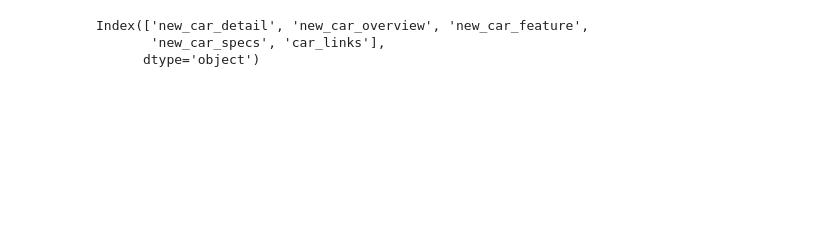
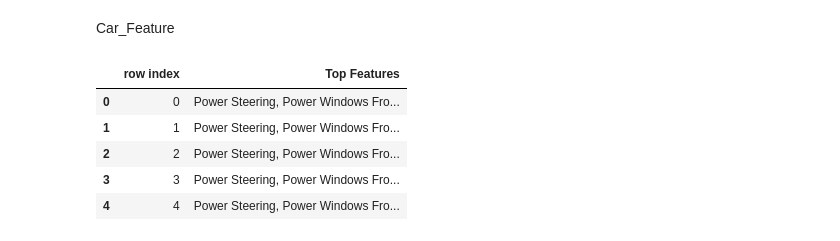
Before and after one commit to parivallalShanmugam/car_dheko_price_pridiction, a Jupyter notebook: bangalore_cars.ipynb, the cells around one changed output. Saved outputs shown, nothing was run; the diff lists cells and outputs as text; code cells hidden in the pictures; blank space fills up the shorter version.

```diff
--- a/bangalore_cars.ipynb
+++ b/bangalore_cars.ipynb
@@ -202,6 +96,72 @@ df['new_car_specs'][0] = "{'heading': 'Specifications', 'top': [{'key': 'Mileage
-# %%
-df.columns
-# %% [output]
-Index(['new_car_detail', 'new_car_overview', 'new_car_feature',
-       'new_car_specs', 'car_links'],
-      dtype='object')
+# %% [markdown]
+Car_Feature
+# %%
+import pandas as pd
+import ast
+
+def extract_features(data_dict):
+    # Extract top features
+    top_features = [item['value'] for item in data_dict.get('top', [])]
+
+    # Extract detailed features
+    detailed_features = []
+    for category in data_dict.get('data', []):
+        heading = category.get('heading', '')
+        subHeading = category.get('subHeading', '')
+        for item in category.get('list', []):
+            detailed_features.append({
+                'Category': heading,
+                'SubCategory': subHeading,
+                'Feature': item['value']
+            })
+
+    # Convert to DataFrames
+    df_top = pd.DataFrame(top_features, columns=['Top Feature'])
+    df_detailed = pd.DataFrame(detailed_features)
+
+    return df_top, df_detailed
+
+df_ = pd.DataFrame(df, columns=['new_car_feature'])
+
+# Initialize lists to store results
+top_features_list = []
+detailed_features_list = []
+
+# Process each row
+for index, row in df_.iterrows():
+    # Convert the string to a dictionary
+    try:
+        data_dict = ast.literal_eval(row['new_car_feature'])
+    except (ValueError, SyntaxError):
+        print(f"Error parsing row {index}")
+        continue
+
+    # Extract features
+    df_top_features, df_detailed_features = extract_features(data_dict)
+
+    # Add row index for reference
+    df_top_features['Row Index'] = index
+    df_detailed_features['Row Index'] = index
+
+    # Append to lists
+    top_features_list.append(df_top_features)
+    detailed_features_list.append(df_detailed_features)
+
+# Combine all DataFrames
+df_top_combined = pd.concat(top_features_list, ignore_index=True)
+df_detailed_combined = pd.concat(detailed_features_list, ignore_index=True)
+
+df_top_pivot = df_top_combined.groupby('Row Index')['Top Feature'].apply(lambda x: ', '.join(x)).reset_index()
+
+# Rename columns
+df_top_pivot.columns = ['row index', 'Top Features']
+
+# Display the transformed DataFrame
+df_top_pivot.head()
+# %% [output]
+|  | row index | Top Features |
+| 0 | 0 | Power Steering, Power Windows Fro... |
+| 1 | 1 | Power Steering, Power Windows Fro... |
+| 2 | 2 | Power Steering, Power Windows Fro... |
+| 3 | 3 | Power Steering, Power Windows Fro... |
+| 4 | 4 | Power Steering, Power Windows Fro... |
```
Also changed, not shown: parts of 23 cells of this notebook, 11 other files.
